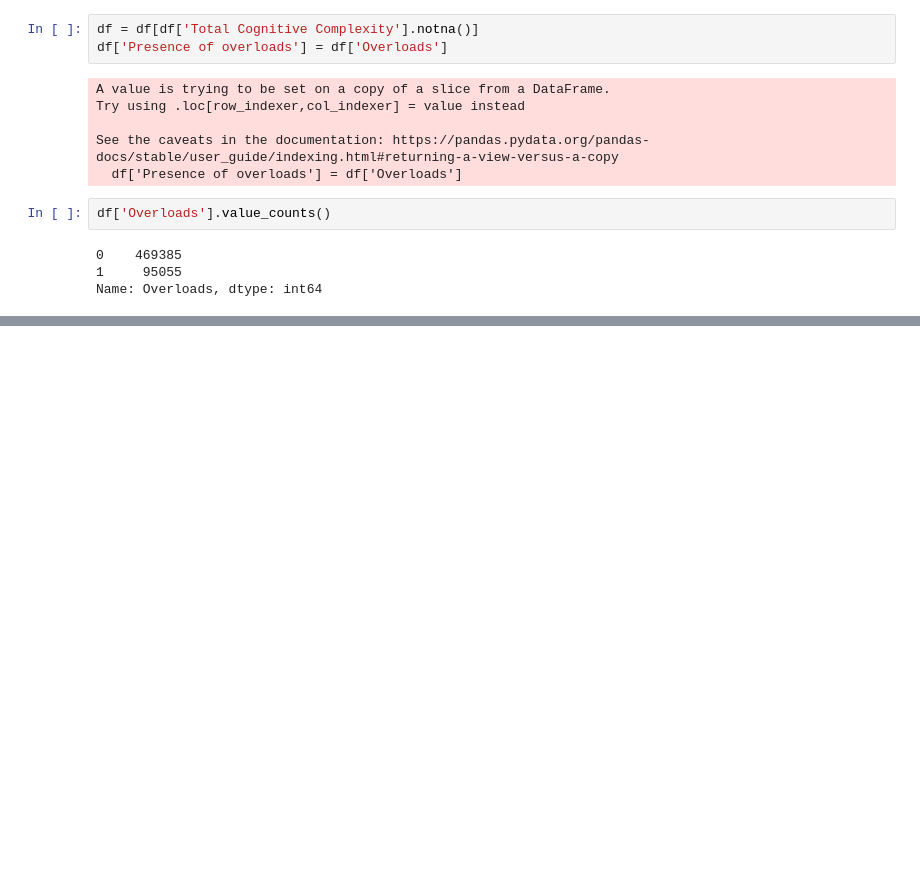
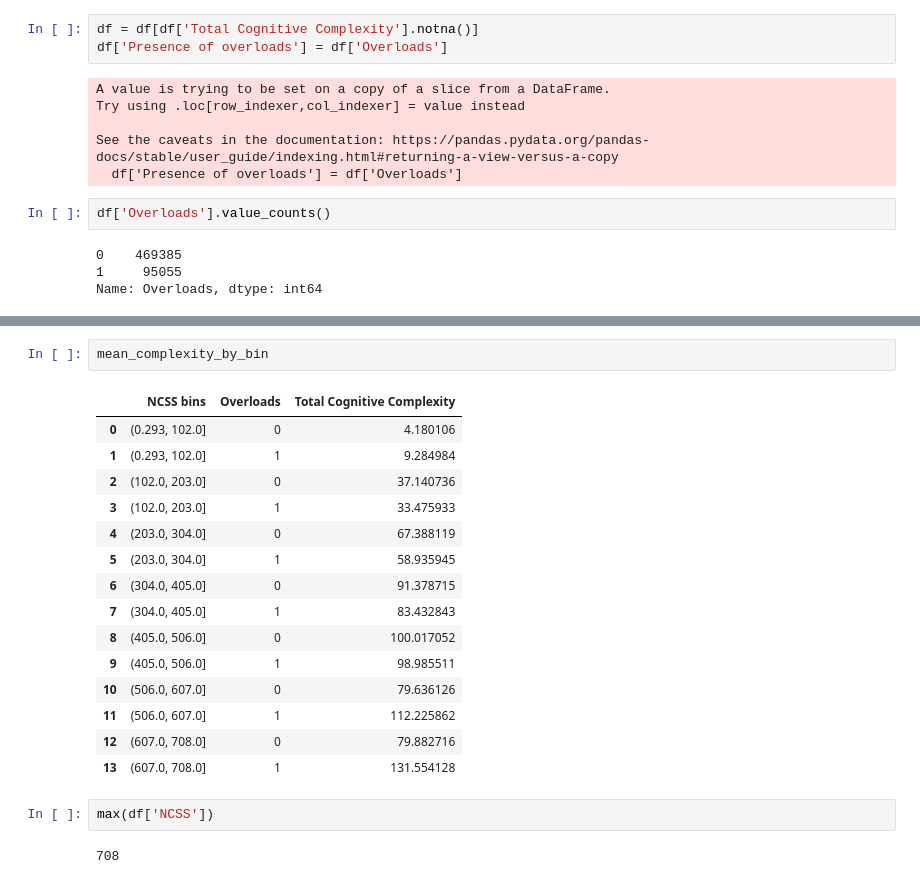
Before and after one commit to Bopobywek/sqm-article-code, a Jupyter notebook: data_analysis.ipynb, the cells around one changed output, grey strips where cells are left out. Cells and saved outputs as stored; diff of their text form; blank space fills up the shorter version.

```diff
--- a/data_analysis.ipynb
+++ b/data_analysis.ipynb
@@ -138,0 +154,22 @@ Name: NCSS, dtype: float64
+# %%
+mean_complexity_by_bin
+# %% [output]
+|  | NCSS bins | Overloads | Total Cognitive Complexity |
+| 0 | (0.293, 102.0] | 0 | 4.180106 |
+| 1 | (0.293, 102.0] | 1 | 9.284984 |
+| 2 | (102.0, 203.0] | 0 | 37.140736 |
+| 3 | (102.0, 203.0] | 1 | 33.475933 |
+| 4 | (203.0, 304.0] | 0 | 67.388119 |
+| 5 | (203.0, 304.0] | 1 | 58.935945 |
+| 6 | (304.0, 405.0] | 0 | 91.378715 |
+| 7 | (304.0, 405.0] | 1 | 83.432843 |
+| 8 | (405.0, 506.0] | 0 | 100.017052 |
+| 9 | (405.0, 506.0] | 1 | 98.985511 |
+| 10 | (506.0, 607.0] | 0 | 79.636126 |
+| 11 | (506.0, 607.0] | 1 | 112.225862 |
+| 12 | (607.0, 708.0] | 0 | 79.882716 |
+| 13 | (607.0, 708.0] | 1 | 131.554128 |
+# %%
+max(df['NCSS'])
+# %% [output]
+708
```
Also changed, not shown: parts of 14 cells of this notebook.
